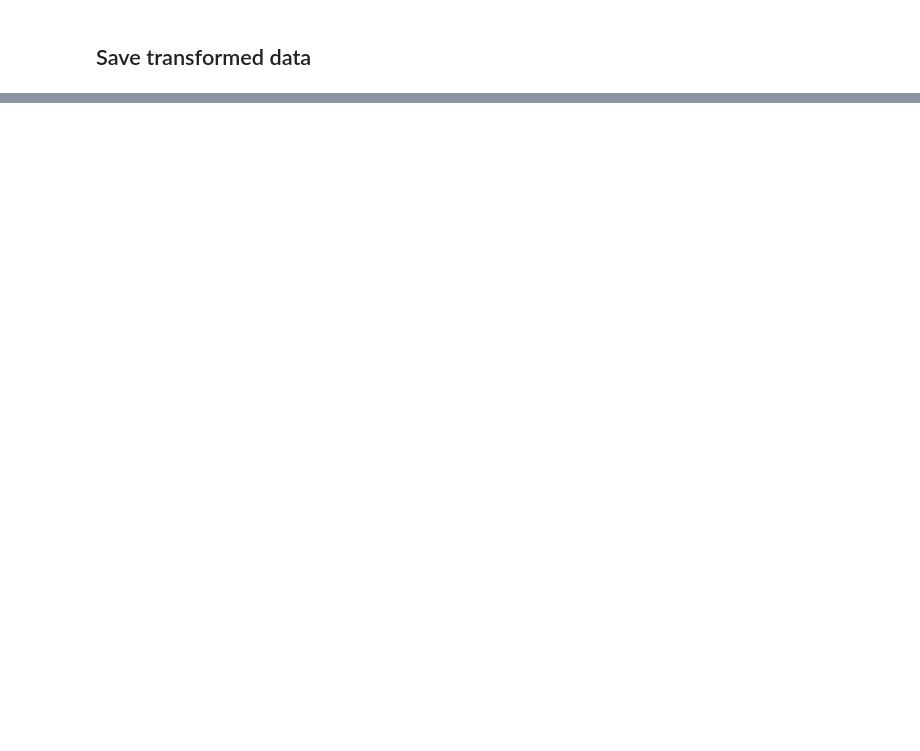
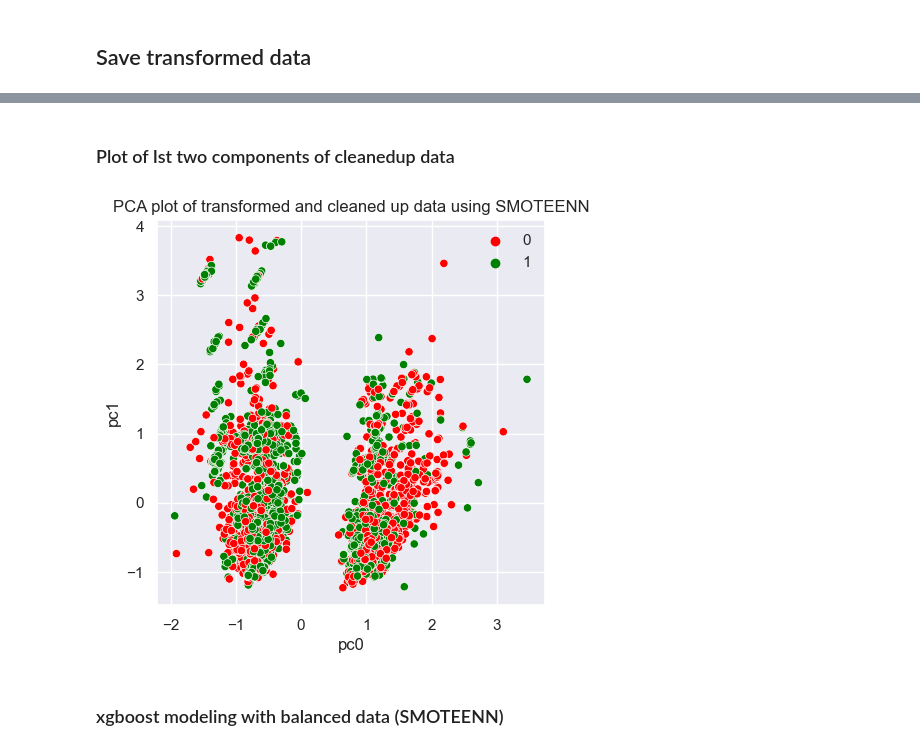
Before and after one commit to harnalashok/CatEncodersFamily, a Jupyter notebook: avazu.ipynb, the cells around one changed output, grey strips where cells are left out. Saved outputs shown, nothing was run; the diff lists cells and outputs as text; code cells hidden in the pictures; blank space fills up the shorter version.

```diff
--- a/avazu.ipynb
+++ b/avazu.ipynb
@@ -1621,0 +571,3 @@ _=sns.scatterplot(data = X, x = "x1", y = "x3", hue = y)
+# %%
+# 9.1 Our data folder:
+avazufolder = "D:\\avazu\\allmodels\\data\\"
@@ -1621,0 +1079,9 @@ _=sns.scatterplot(data = X, x = "x1", y = "x3", hue = y)
+# %%
+# 14.1 Read back saved data:
+
+pca_train = pd.read_pickle(Path(avazufolder) / "pca_train.pkl")
+pca_test =  pd.read_pickle(Path(avazufolder) / "pca_test.pkl")
+
+# 14.1.1 Check
+pca_train.head(3)
+pca_test.head(3)
@@ -1621,0 +1335,14 @@ _=sns.scatterplot(data = X, x = "x1", y = "x3", hue = y)
+# %%
+# 18.0 Instantiate SMOTEEN and use it on pca_train
+
+start= time.time()
+sm = SMOTEENN(random_state=rng)
+X_res, y_res = sm.fit_resample(pca_train, y_train)
+end = time.time()
+print((end-start)/60)  # 60 min(15L), 97min(20L)
+
+
+# 18.0.1 Data shape after SMOTEENN
+
+X_res.shape  # (1688427, 97)
+y_res.shape  # (1688427,)
@@ -1621,0 +1362,24 @@ _=sns.scatterplot(data = X, x = "x1", y = "x3", hue = y)
+# %% [markdown]
+### Plot of Ist two components of cleanedup data
+# %%
+# 18.0.3 2D PCA plot from first two principal components:
+#         First take a stratified sample for plotting
+#         And then plot:
+
+_, pca_tr, _,pca_y  = train_test_split(X_res, y_res, test_size = 5000, stratify = y_res)
+pca_tr.shape  # (5000, 71)
+pca_y.shape   # (5000,)
+
+fig = plt.figure(figsize = (5,5));
+fig.add_subplot(1,1,1);
+sns.set_theme() ;
+sns.scatterplot(data = pca_tr,  # Sample of 5000
+                x=  'pc0',
+                y = 'pc1',
+                hue = pca_y.values,
+                palette = ["red", "green"]
+                ).set(title='PCA plot of transformed and cleaned up data using SMOTEENN') ;
+# %% [output]
+[figure, added]
+# %% [markdown]
+### xgboost modeling with balanced data (SMOTEENN)
```
Also changed, not shown: parts of 172 cells of this notebook.
